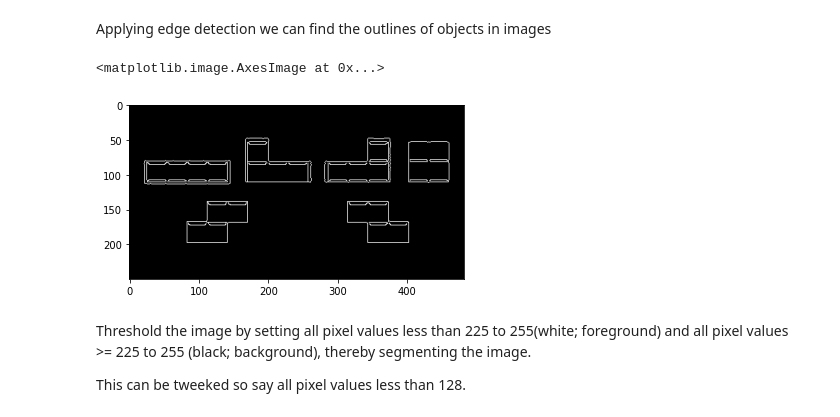
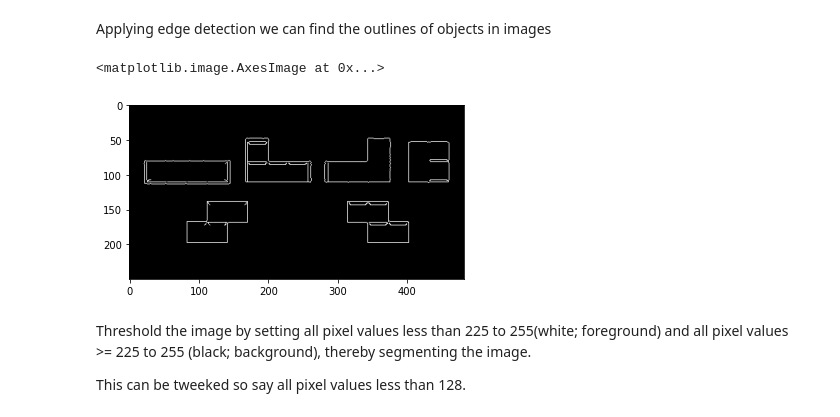
Before and after one commit to jakoboss69/Exercises-in-Perception-Group-2, a Jupyter notebook: week 1/Bendik/Exercises/Exercise 2.ipynb, the cells around one changed output. Cells and saved outputs as stored; diff of their text form; code cells hidden in the pictures.

```diff
--- a/week 1/Bendik/Exercises/Exercise 2.ipynb
+++ b/week 1/Bendik/Exercises/Exercise 2.ipynb
@@ -31,11 +31,11 @@ plt.imshow(gray, cmap = 'gray')
 # %% [markdown]
 Applying edge detection we can find the outlines of objects in images
 # %%
-edged = cv2.Canny(gray, 30, 150)
+edged = cv2.Canny(gray, 120, 220)
 plt.imshow(edged, cmap='gray')
 # %% [output]
 <matplotlib.image.AxesImage at 0x...>
-[figure, old version]
+[figure, new version]
 # %% [markdown]
 Threshold the image by setting all pixel values less than 225 to 255(white; foreground) and all pixel values >= 225 to 255 (black; background), thereby segmenting the image.
 
```
Also changed, not shown: parts of 2 cells of this notebook.
